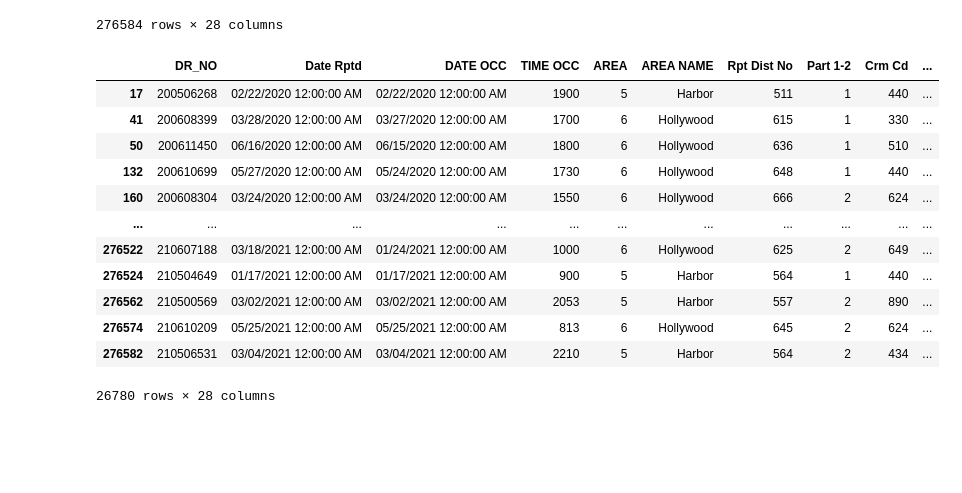
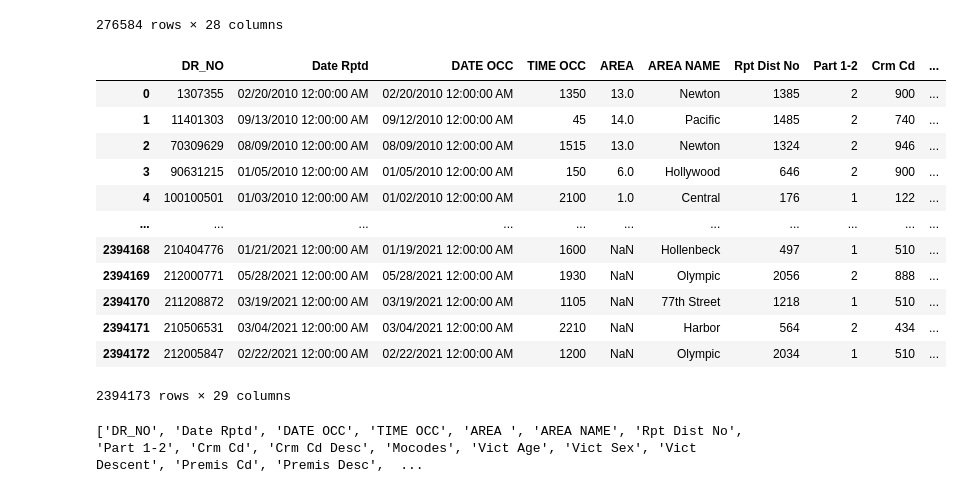
Before and after one commit to Odysseas-Stefanakis/UCalgary_Research_Odysseas, a Jupyter notebook: LA_Crime_Data.ipynb, the cells around one changed output. Cells and saved outputs as stored; diff of their text form; code cells hidden in the pictures; blank space fills up the shorter version.

Commit message:
Combine data

```diff
--- a/LA_Crime_Data.ipynb
+++ b/LA_Crime_Data.ipynb
@@ -38,8 +37,9 @@ print("Files in directory:", files)
 # %% [output]
 Files in directory: ['Crime_Data_from_2010_to_2019.csv', 'Crime_Data_from_2020_to_Present.csv']
 # %%
-df_0 = pd.read_csv(os.path.join(path, files[0]))
-df_0
+# Load the first CSV file into a DataFrame
+la_crime_data_2010_to_2019 = pd.read_csv(os.path.join(path, files[0]))
+la_crime_data_2010_to_2019
 # %% [output]
 |  | DR_NO | Date Rptd | DATE OCC | TIME OCC | AREA | AREA NAME | Rpt Dist No | Part 1-2 | Crm Cd | ... |
 | 0 | 1307355 | 02/20/2010 12:00:00 AM | 02/20/2010 12:00:00 AM | 1350 | 13 | Newton | 1385 | 2 | 900 | ... |
@@ -55,8 +55,9 @@ df_0
 | 2117588 | 190805435 | 02/01/2019 12:00:00 AM | 02/01/2019 12:00:00 AM | 1615 | 8 | West LA | 852 | 1 | 330 | ... |
 2117589 rows × 28 columns
 # %%
-df_1 = pd.read_csv(os.path.join(path, files[1]))
-df_1
+# Load the second CSV file into a DataFrame
+la_crime_data_2020_to_2021 = pd.read_csv(os.path.join(path, files[1]))
+la_crime_data_2020_to_2021
 # %% [output]
 |  | DR_NO | Date Rptd | DATE OCC | TIME OCC | AREA | AREA NAME | Rpt Dist No | Part 1-2 | Crm Cd | ... |
 | 0 | 10304468 | 01/08/2020 12:00:00 AM | 01/08/2020 12:00:00 AM | 2230 | 3 | Southwest | 377 | 2 | 624 | ... |
@@ -71,19 +72,24 @@ df_1
 | 276582 | 210506531 | 03/04/2021 12:00:00 AM | 03/04/2021 12:00:00 AM | 2210 | 5 | Harbor | 564 | 2 | 434 | ... |
 | 276583 | 212005847 | 02/22/2021 12:00:00 AM | 02/22/2021 12:00:00 AM | 1200 | 20 | Olympic | 2034 | 1 | 510 | ... |
 276584 rows × 28 columns
-# %%
-df_1[(df_1['AREA NAME']=='Harbor') | (df_1['AREA NAME']=='Hollywood')]
-# %% [output]
-|  | DR_NO | Date Rptd | DATE OCC | TIME OCC | AREA | AREA NAME | Rpt Dist No | Part 1-2 | Crm Cd | ... |
-| 17 | 200506268 | 02/22/2020 12:00:00 AM | 02/22/2020 12:00:00 AM | 1900 | 5 | Harbor | 511 | 1 | 440 | ... |
-| 41 | 200608399 | 03/28/2020 12:00:00 AM | 03/27/2020 12:00:00 AM | 1700 | 6 | Hollywood | 615 | 1 | 330 | ... |
-| 50 | 200611450 | 06/16/2020 12:00:00 AM | 06/15/2020 12:00:00 AM | 1800 | 6 | Hollywood | 636 | 1 | 510 | ... |
-| 132 | 200610699 | 05/27/2020 12:00:00 AM | 05/24/2020 12:00:00 AM | 1730 | 6 | Hollywood | 648 | 1 | 440 | ... |
-| 160 | 200608304 | 03/24/2020 12:00:00 AM | 03/24/2020 12:00:00 AM | 1550 | 6 | Hollywood | 666 | 2 | 624 | ... |
-| ... | ... | ... | ... | ... | ... | ... | ... | ... | ... | ... |
-| 276522 | 210607188 | 03/18/2021 12:00:00 AM | 01/24/2021 12:00:00 AM | 1000 | 6 | Hollywood | 625 | 2 | 649 | ... |
-| 276524 | 210504649 | 01/17/2021 12:00:00 AM | 01/17/2021 12:00:00 AM | 900 | 5 | Harbor | 564 | 1 | 440 | ... |
-| 276562 | 210500569 | 03/02/2021 12:00:00 AM | 03/02/2021 12:00:00 AM | 2053 | 5 | Harbor | 557 | 2 | 890 | ... |
-| 276574 | 210610209 | 05/25/2021 12:00:00 AM | 05/25/2021 12:00:00 AM | 813 | 6 | Hollywood | 645 | 2 | 624 | ... |
-| 276582 | 210506531 | 03/04/2021 12:00:00 AM | 03/04/2021 12:00:00 AM | 2210 | 5 | Harbor | 564 | 2 | 434 | ... |
-26780 rows × 28 columns
+# %%
+la_crime_data_2010_to_2021 = pd.concat([la_crime_data_2010_to_2019, la_crime_data_2020_to_2021], ignore_index=True)
+la_crime_data_2010_to_2021
+# %% [output]
+|  | DR_NO | Date Rptd | DATE OCC | TIME OCC | AREA | AREA NAME | Rpt Dist No | Part 1-2 | Crm Cd | ... |
+| 0 | 1307355 | 02/20/2010 12:00:00 AM | 02/20/2010 12:00:00 AM | 1350 | 13.0 | Newton | 1385 | 2 | 900 | ... |
+| 1 | 11401303 | 09/13/2010 12:00:00 AM | 09/12/2010 12:00:00 AM | 45 | 14.0 | Pacific | 1485 | 2 | 740 | ... |
+| 2 | 70309629 | 08/09/2010 12:00:00 AM | 08/09/2010 12:00:00 AM | 1515 | 13.0 | Newton | 1324 | 2 | 946 | ... |
+| 3 | 90631215 | 01/05/2010 12:00:00 AM | 01/05/2010 12:00:00 AM | 150 | 6.0 | Hollywood | 646 | 2 | 900 | ... |
+| 4 | 100100501 | 01/03/2010 12:00:00 AM | 01/02/2010 12:00:00 AM | 2100 | 1.0 | Central | 176 | 1 | 122 | ... |
+| ... | ... | ... | ... | ... | ... | ... | ... | ... | ... | ... |
+| 2394168 | 210404776 | 01/21/2021 12:00:00 AM | 01/19/2021 12:00:00 AM | 1600 | NaN | Hollenbeck | 497 | 1 | 510 | ... |
+| 2394169 | 212000771 | 05/28/2021 12:00:00 AM | 05/28/2021 12:00:00 AM | 1930 | NaN | Olympic | 2056 | 2 | 888 | ... |
+| 2394170 | 211208872 | 03/19/2021 12:00:00 AM | 03/19/2021 12:00:00 AM | 1105 | NaN | 77th Street | 1218 | 1 | 510 | ... |
+| 2394171 | 210506531 | 03/04/2021 12:00:00 AM | 03/04/2021 12:00:00 AM | 2210 | NaN | Harbor | 564 | 2 | 434 | ... |
+| 2394172 | 212005847 | 02/22/2021 12:00:00 AM | 02/22/2021 12:00:00 AM | 1200 | NaN | Olympic | 2034 | 1 | 510 | ... |
+2394173 rows × 29 columns
+# %%
+print(la_crime_data_2010_to_2021.columns.tolist())
+# %% [output]
+['DR_NO', 'Date Rptd', 'DATE OCC', 'TIME OCC', 'AREA ', 'AREA NAME', 'Rpt Dist No', 'Part 1-2', 'Crm Cd', 'Crm Cd Desc', 'Mocodes', 'Vict Age', 'Vict Sex', 'Vict Descent', 'Premis Cd', 'Premis Desc',  ...
```
Also changed, not shown: parts of 2 cells of this notebook.
